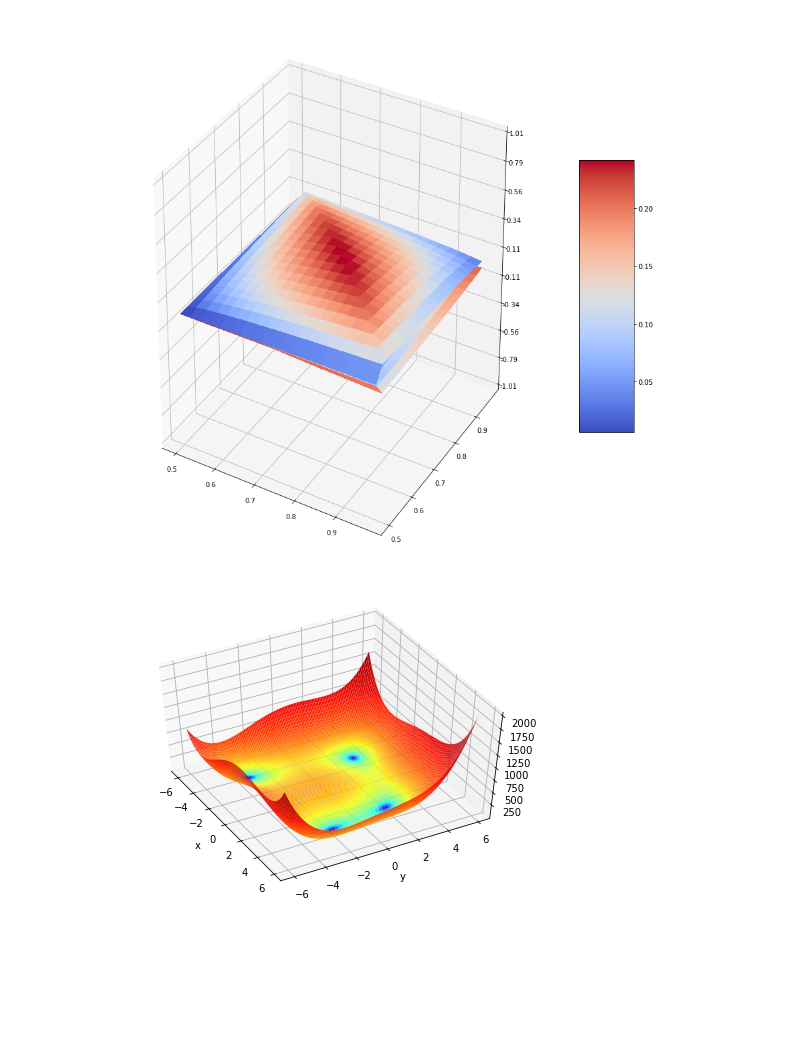
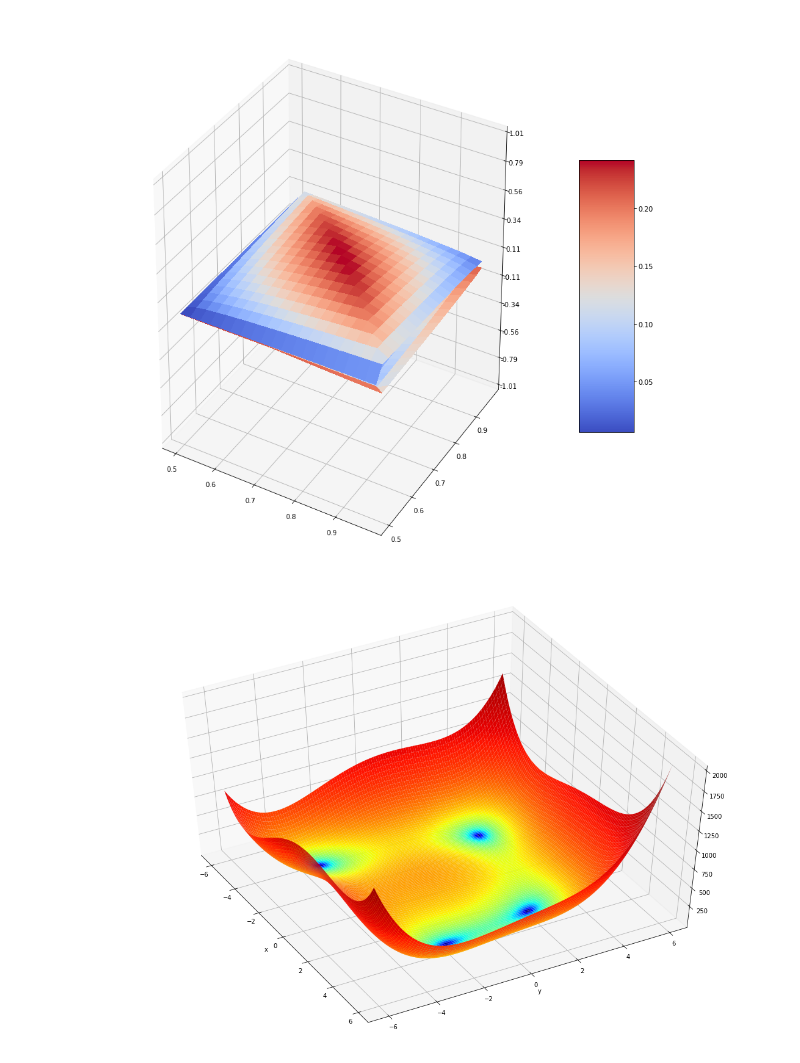
Before and after one commit to fafasonga/simplex, a Jupyter notebook: simplex/simplex.ipynb, the cells around one changed output. Saved outputs shown, nothing was run; the diff lists cells and outputs as text; code cells hidden in the pictures; blank space fills up the shorter version.

```diff
--- a/simplex/simplex.ipynb
+++ b/simplex/simplex.ipynb
@@ -204,32 +204,32 @@ plt.show()
 # %%
 from mpl_toolkits.mplot3d import Axes3D
 from matplotlib import cm
 from matplotlib.colors import LogNorm
 import matplotlib.pyplot as plt
 import numpy as np
 
 from deap import benchmarks
 
 def himmelblau_arg0(sol):
     return benchmarks.himmelblau(sol)[0]
 
-fig = plt.figure()
+fig = plt.figure(figsize=[15,10])
 ax = Axes3D(fig, azim = -29, elev = 49)
 
 X = np.arange(-6, 6, 0.1)
 Y = np.arange(-6, 6, 0.1)
 X, Y = np.meshgrid(X, Y)
 
 Z = np.fromiter(map(himmelblau_arg0, zip(X.flat,Y.flat)), dtype=np.float, count=X.shape[0]*X.shape[1]).reshape(X.shape)
 
 ax.plot_surface(X, Y, Z, rstride=1, cstride=1, norm=LogNorm(), cmap=cm.jet, linewidth=0.2)
 
 plt.xlabel("x")
 plt.ylabel("y")
 
 plt.show()
 # %% [output]
-[figure, old version]
+[figure, new version]
 # %%
 from mpl_toolkits.mplot3d import Axes3D
 from matplotlib import cm
```
Also changed, not shown: parts of 2 cells of this notebook, 1 other file.
